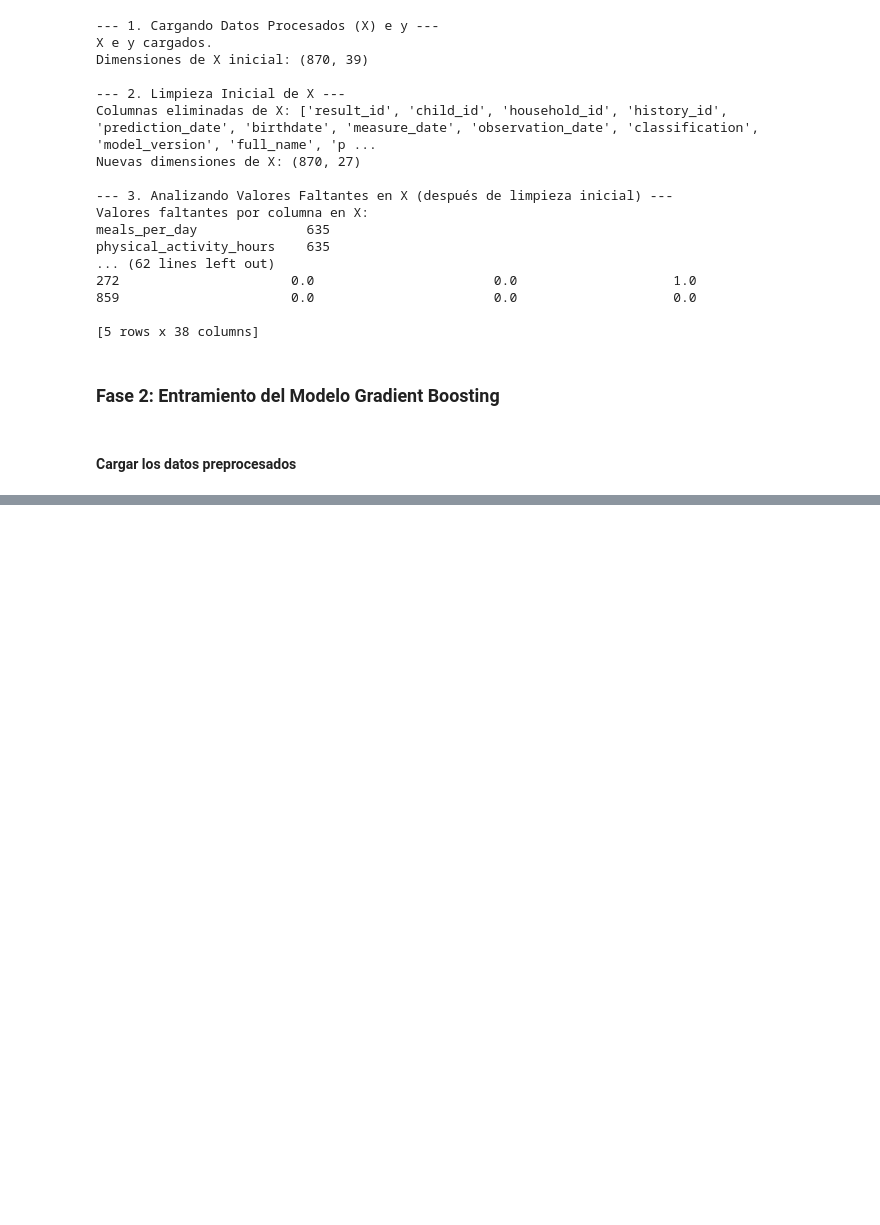
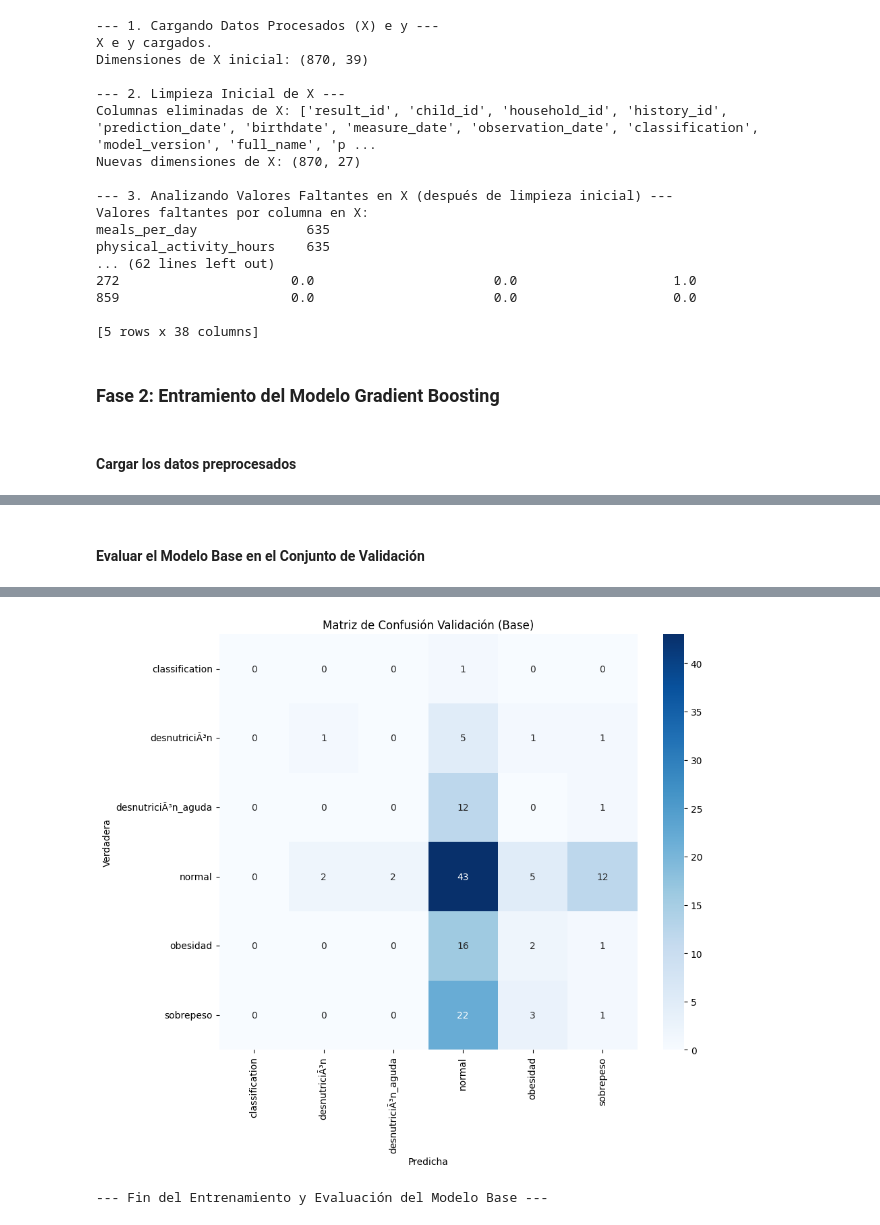
Before and after one commit to SantiagoQP31/AS-ia_nutricion, a Jupyter notebook: ml_workspace/nutrition_status_model_training.ipynb, the cells around one changed output, grey strips where cells are left out. Cells and saved outputs as stored; diff of their text form; code cells hidden in the pictures; blank space fills up the shorter version.

```diff
--- a/ml_workspace/nutrition_status_model_training.ipynb
+++ b/ml_workspace/nutrition_status_model_training.ipynb
@@ -940,0 +1102,71 @@ except Exception as e:
+# %% [markdown]
+#### **Evaluar el Modelo Base en el Conjunto de Validación**
+# %%
+from sklearn.metrics import accuracy_score, classification_report, confusion_matrix
+import seaborn as sns
+import matplotlib.pyplot as plt
+
+print("\n--- Paso 2.4: Evaluando el Modelo Base en el Conjunto de Validación ---")
+
+if 'gb_model_base' not in locals():
+    raise NameError("El modelo base (gb_model_base) no ha sido entrenado.")
+if 'X_val' not in locals() or X_val.empty:
+    raise ValueError("X_val no está definido o está vacío.")
+if 'y_val_to_use' not in locals() or y_val_to_use is None:
+    raise ValueError("y_val_to_use no está definido. Revisa la codificación de 'y'.")
+
+# Preparar y_val_for_eval (similar a y_train_for_fit)
+y_val_for_eval = None
+if isinstance(y_val_to_use, pd.Series):
+    if y_val_to_use.isnull().any(): raise ValueError("y_val_to_use (Series) contiene NaNs.")
+    y_val_for_eval = y_val_to_use.values
+elif isinstance(y_val_to_use, np.ndarray):
+    if np.isnan(y_val_to_use).any(): raise ValueError("y_val_to_use (ndarray) contiene NaNs.")
+    y_val_for_eval = y_val_to_use
+else:
+    try:
+        y_val_for_eval = np.array(y_val_to_use)
+        if np.isnan(y_val_for_eval).any(): raise ValueError("y_val_to_use (convertido) contiene NaNs.")
+    except Exception as e:
+        raise TypeError(f"y_val_to_use no es compatible. Tipo: {type(y_val_to_use)}. Error: {e}")
+
+if y_val_for_eval.ndim > 1: y_val_for_eval = y_val_for_eval.ravel()
+
+
+print("Realizando predicciones en el conjunto de validación...")
+try:
+    y_pred_val_base = gb_model_base.predict(X_val)
+except Exception as e:
+    print(f"Error durante la predicción en el conjunto de validación: {e}")
+    raise
+
+print("\nEvaluación del modelo base en el conjunto de validación:")
+accuracy_val_base = accuracy_score(y_val_for_eval, y_pred_val_base)
+print(f"Accuracy en validación (base): {accuracy_val_base:.4f}")
+
+print("\nReporte de Clasificación en Validación (base):")
+target_names_for_report = label_encoder_y.classes_ if label_encoder_y and hasattr(label_encoder_y, 'classes_') else None
+report_base = classification_report(
+    y_val_for_eval, y_pred_val_base,
+    target_names=target_names_for_report, zero_division=0
+)
+print(report_base)
+
+print("\nMatriz de Confusión en Validación (base):")
+conf_matrix_base = confusion_matrix(y_val_for_eval, y_pred_val_base)
+print(conf_matrix_base)
+
+# Visualización opcional de la Matriz de Confusión
+if target_names_for_report is not None:
+    plt.figure(figsize=(10, 8))
+    sns.heatmap(conf_matrix_base, annot=True, fmt='d', cmap='Blues',
+                xticklabels=target_names_for_report, yticklabels=target_names_for_report)
+    plt.xlabel('Predicha')
+    plt.ylabel('Verdadera')
+    plt.title('Matriz de Confusión Validación (Base)')
+    plt.show()
+else:
+    print("\n(Nombres de las clases no disponibles para graficar la matriz de confusión con etiquetas detalladas)")
+
+print("\n--- Fin del Entrenamiento y Evaluación del Modelo Base ---")
+# %% [output]
@@ -940,0 +1190,2 @@ except Exception as e:
+[figure, added]
+--- Fin del Entrenamiento y Evaluación del Modelo Base ---
```
Also changed, not shown: parts of 7 cells of this notebook, 1 other file.
